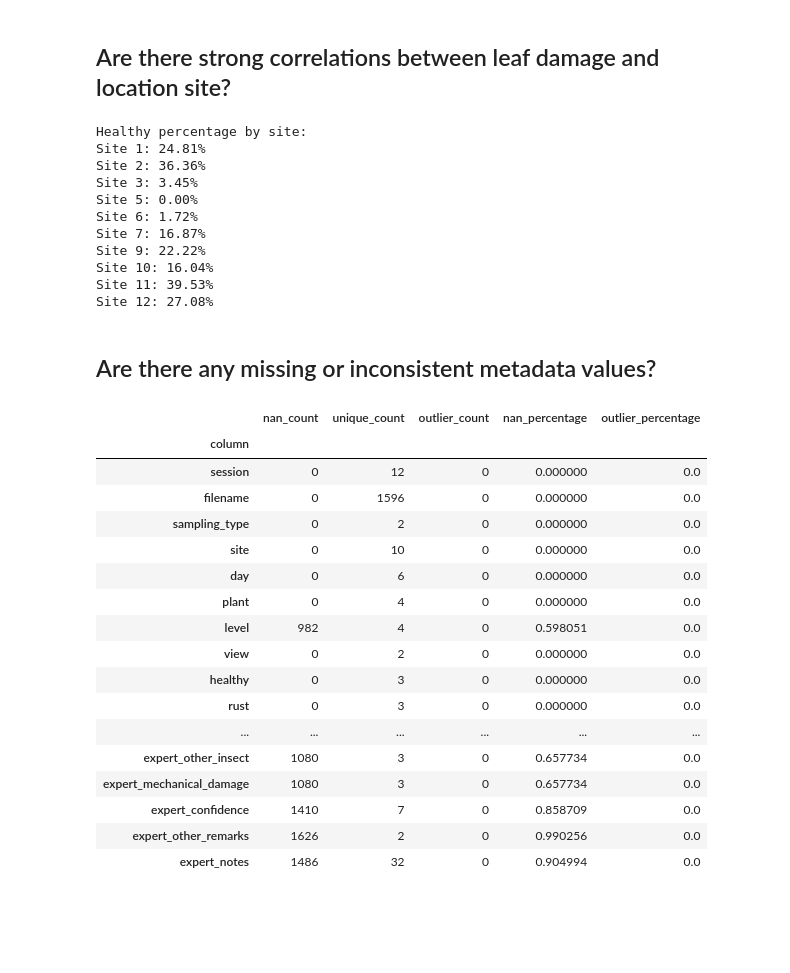
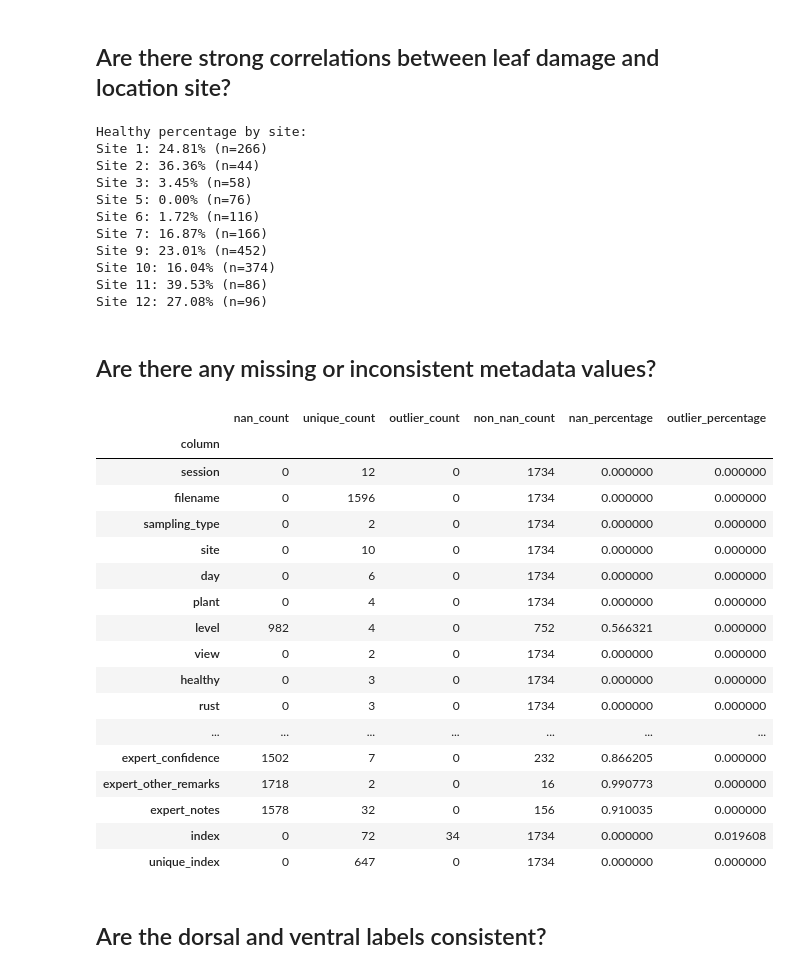
Before and after one commit to 3791xk/invasive-plants-ml, a Jupyter notebook: notebooks/Tripp's EDA Questions.ipynb, the cells around one changed output. Cells and saved outputs as stored; diff of their text form; code cells hidden in the pictures; blank space fills up the shorter version.

```diff
--- a/notebooks/Tripp's EDA Questions.ipynb
+++ b/notebooks/Tripp's EDA Questions.ipynb
@@ -46,3 +46,17 @@ both_df.head()
 | 3 | session_1_1_16_2025 | DSC00676.png | opportunistic | {'bytes': b'\x89PNG\r\n\x1a\n\x00... | 1 | 16 | exp | nan | V | No | ... |
 | 4 | session_1_1_16_2025 | DSC00687.png | opportunistic | {'bytes': b'\x89PNG\r\n\x1a\n\x00... | 1 | 16 | exp | nan | D | No | ... |
 5 rows × 23 columns
+# %%
+import pandas as pd
+
+metadata_url = "https://huggingface.co/datasets/imageomics/invasive_plants_hawaii/resolve/main/metadata/full_dataset.csv"
+
+metadata_df = pd.read_csv(metadata_url)[["filename", "index"]]
+
+print(metadata_df)
+
+both_df = pd.merge(both_df, metadata_df, left_on="filename", right_on="filename", how="left")
+
+both_df["unique_index"] = both_df["index"].astype(str) + " " + both_df["session"].astype(str) + " " + both_df["site"].astype(str) + " " + both_df["day"].astype(str) + " " + both_df["plant"].astype(str) + " " + both_df["sampling_type"].astype(str)
+
+both_df.head()
@@ -87,19 +123,19 @@ df.sort_index(inplace=True)
 df["healthy_percentage"] = df["healthy_Yes"] / df["total"]
 print("Healthy percentage by site:")
 for site in df.index:
-    print(f"Site {site}: {df.loc[site]["healthy_percentage"]:.2%}")
+    print(f"Site {site}: {df.loc[site]["healthy_percentage"]:.2%} (n={int(df.loc[site]['total'])})")
 # %% [output]
 Healthy percentage by site:
-Site 1: 24.81%
-Site 2: 36.36%
-Site 3: 3.45%
-Site 5: 0.00%
-Site 6: 1.72%
-Site 7: 16.87%
-Site 9: 22.22%
-Site 10: 16.04%
-Site 11: 39.53%
-Site 12: 27.08%
+Site 1: 24.81% (n=266)
+Site 2: 36.36% (n=44)
+Site 3: 3.45% (n=58)
+Site 5: 0.00% (n=76)
+Site 6: 1.72% (n=116)
+Site 7: 16.87% (n=166)
+Site 9: 23.01% (n=452)
+Site 10: 16.04% (n=374)
+Site 11: 39.53% (n=86)
+Site 12: 27.08% (n=96)
 # %% [markdown]
 ## Are there any missing or inconsistent metadata values?
 # %%
@@ -107,48 +143,51 @@ results = []
 
 for column in both_df.columns:
     if column == "image":
         continue
 
     values = both_df[column]
 
     is_numeric = values.apply(lambda x: isinstance(x, (int, float)))
     numeric_values = values[is_numeric]
 
     z_scores = (numeric_values - np.mean(numeric_values)) / np.std(numeric_values)
     outliers = np.abs(z_scores) > 3
 
     result = {
         "column": column,
         "nan_count": values.isna().sum() + (values == "nan").sum(),
         "unique_count": values.nunique(),
         "outlier_count": np.sum(outliers),
+        "non_nan_count": len(values) - values.isna().sum() - (values == "nan").sum()
     }
 
     for count_type in ["nan", "outlier"]:
         result[f"{count_type}_percentage"] = result[f"{count_type}_count"] / len(values)
 
     results.append(result)
 
 df = pd.DataFrame(results)
 df.set_index("column", inplace=True)
 
 df
 # %% [output]
-|  | nan_count | unique_count | outlier_count | nan_percentage | outlier_percentage |
-| column |  |  |  |  |  |
-| session | 0 | 12 | 0 | 0.000000 | 0.0 |
-| filename | 0 | 1596 | 0 | 0.000000 | 0.0 |
-| sampling_type | 0 | 2 | 0 | 0.000000 | 0.0 |
-| site | 0 | 10 | 0 | 0.000000 | 0.0 |
-| day | 0 | 6 | 0 | 0.000000 | 0.0 |
-| plant | 0 | 4 | 0 | 0.000000 | 0.0 |
-| level | 982 | 4 | 0 | 0.598051 | 0.0 |
-| view | 0 | 2 | 0 | 0.000000 | 0.0 |
-| healthy | 0 | 3 | 0 | 0.000000 | 0.0 |
-| rust | 0 | 3 | 0 | 0.000000 | 0.0 |
-| ... | ... | ... | ... | ... | ... |
-| expert_other_insect | 1080 | 3 | 0 | 0.657734 | 0.0 |
-| expert_mechanical_damage | 1080 | 3 | 0 | 0.657734 | 0.0 |
-| expert_confidence | 1410 | 7 | 0 | 0.858709 | 0.0 |
-| expert_other_remarks | 1626 | 2 | 0 | 0.990256 | 0.0 |
-| expert_notes | 1486 | 32 | 0 | 0.904994 | 0.0 |
+|  | nan_count | unique_count | outlier_count | non_nan_count | nan_percentage | outlier_percentage |
+| column |  |  |  |  |  |  |
+| session | 0 | 12 | 0 | 1734 | 0.000000 | 0.000000 |
+| filename | 0 | 1596 | 0 | 1734 | 0.000000 | 0.000000 |
+| sampling_type | 0 | 2 | 0 | 1734 | 0.000000 | 0.000000 |
+| site | 0 | 10 | 0 | 1734 | 0.000000 | 0.000000 |
+| day | 0 | 6 | 0 | 1734 | 0.000000 | 0.000000 |
+| plant | 0 | 4 | 0 | 1734 | 0.000000 | 0.000000 |
+| level | 982 | 4 | 0 | 752 | 0.566321 | 0.000000 |
+| view | 0 | 2 | 0 | 1734 | 0.000000 | 0.000000 |
+| healthy | 0 | 3 | 0 | 1734 | 0.000000 | 0.000000 |
+| rust | 0 | 3 | 0 | 1734 | 0.000000 | 0.000000 |
+| ... | ... | ... | ... | ... | ... | ... |
+| expert_confidence | 1502 | 7 | 0 | 232 | 0.866205 | 0.000000 |
+| expert_other_remarks | 1718 | 2 | 0 | 16 | 0.990773 | 0.000000 |
+| expert_notes | 1578 | 32 | 0 | 156 | 0.910035 | 0.000000 |
+| index | 0 | 72 | 34 | 1734 | 0.000000 | 0.019608 |
+| unique_index | 0 | 647 | 0 | 1734 | 0.000000 | 0.000000 |
+# %% [markdown]
+## Are the dorsal and ventral labels consistent?
```
Also changed, not shown: parts of 2 cells of this notebook, 3 other files.
